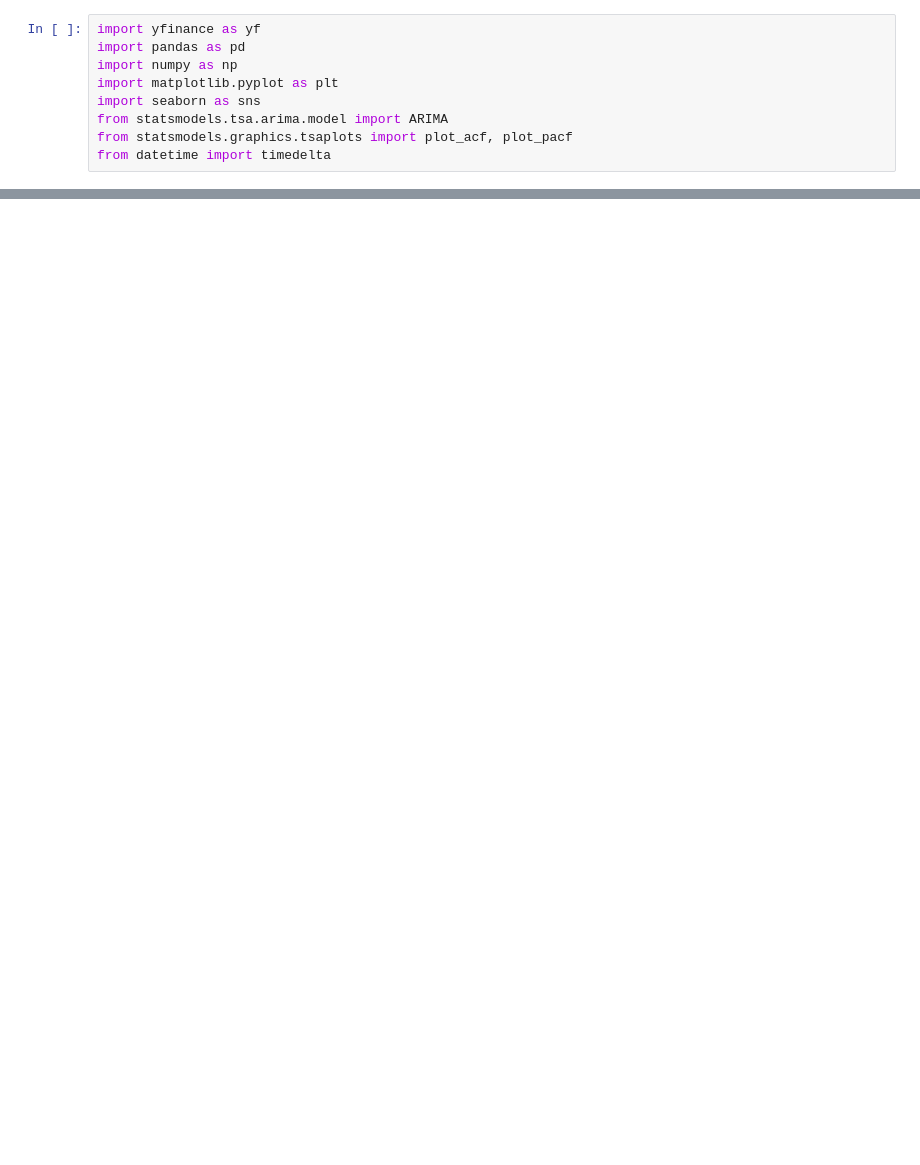
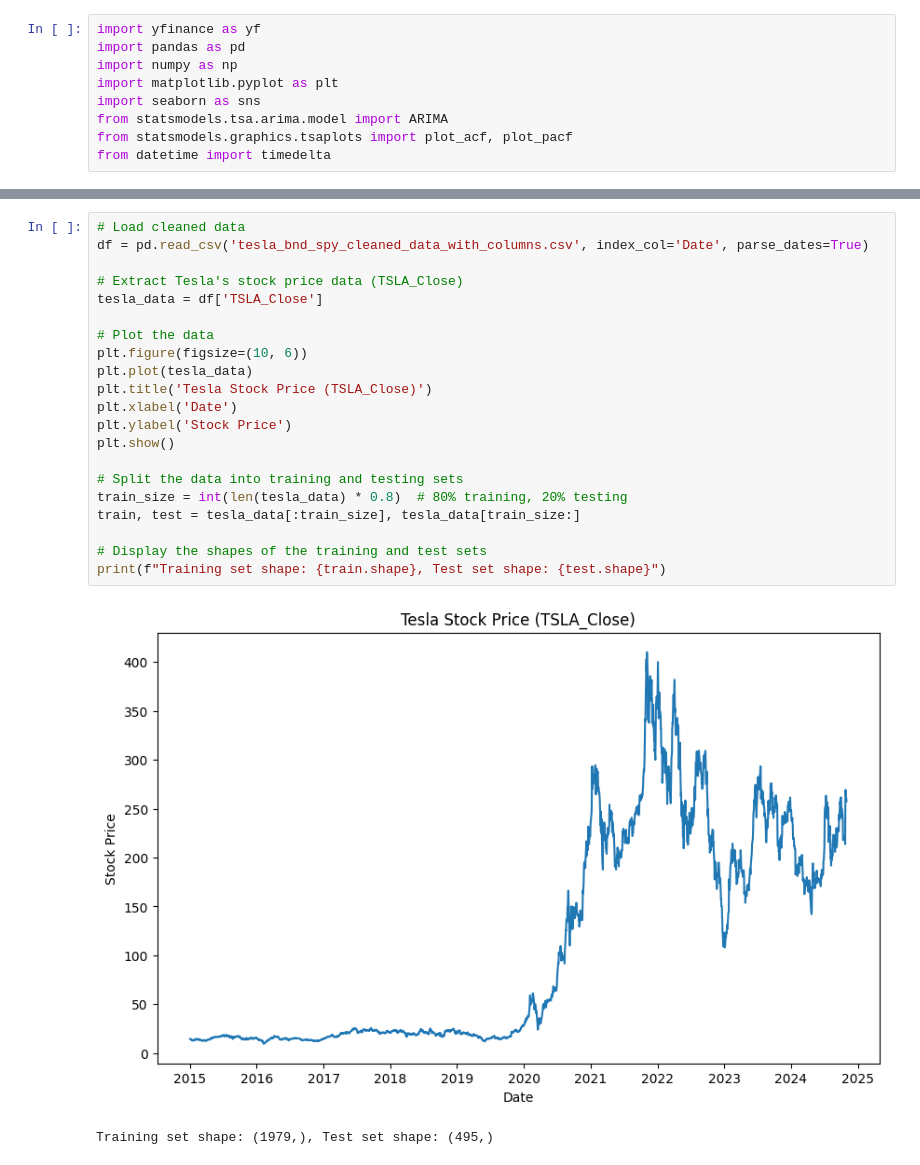
Before and after one commit to Wbam/Week-11, a Jupyter notebook: notebooks/TaForecast_Future_Market_Trends.ipynb, the cells around one changed output, grey strips where cells are left out. Cells and saved outputs as stored; diff of their text form; blank space fills up the shorter version.

```diff
--- a/notebooks/TaForecast_Future_Market_Trends.ipynb
+++ b/notebooks/TaForecast_Future_Market_Trends.ipynb
@@ -58,0 +10,24 @@ Date
+# %%
+# Load cleaned data
+df = pd.read_csv('tesla_bnd_spy_cleaned_data_with_columns.csv', index_col='Date', parse_dates=True)
+
+# Extract Tesla's stock price data (TSLA_Close)
+tesla_data = df['TSLA_Close']
+
+# Plot the data
+plt.figure(figsize=(10, 6))
+plt.plot(tesla_data)
+plt.title('Tesla Stock Price (TSLA_Close)')
+plt.xlabel('Date')
+plt.ylabel('Stock Price')
+plt.show()
+
+# Split the data into training and testing sets
+train_size = int(len(tesla_data) * 0.8)  # 80% training, 20% testing
+train, test = tesla_data[:train_size], tesla_data[train_size:]
+
+# Display the shapes of the training and test sets
+print(f"Training set shape: {train.shape}, Test set shape: {test.shape}")
+# %% [output]
+[figure, added]
+Training set shape: (1979,), Test set shape: (495,)
```
Also changed, not shown: parts of 3 cells of this notebook, 1 other file.
